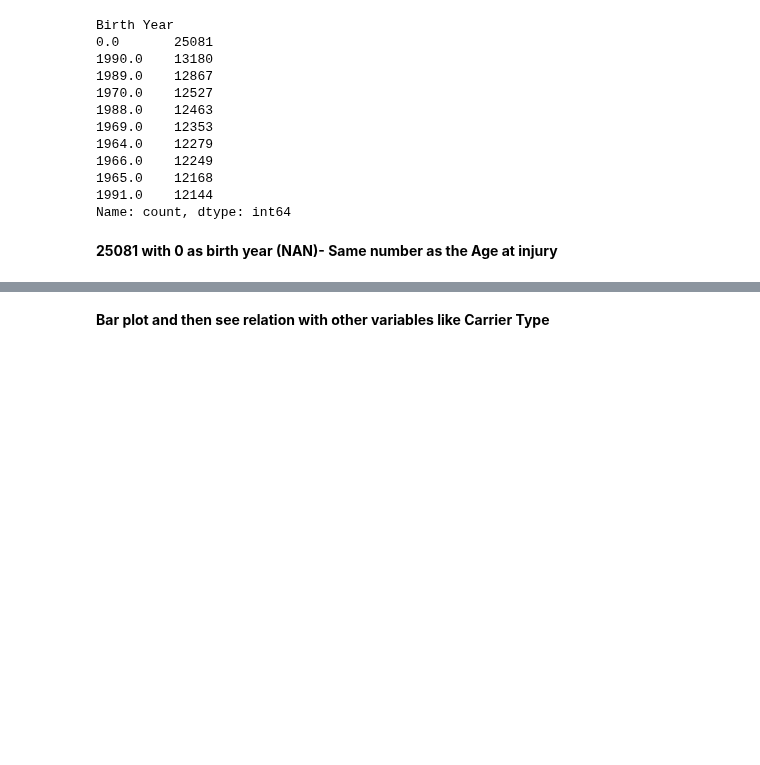
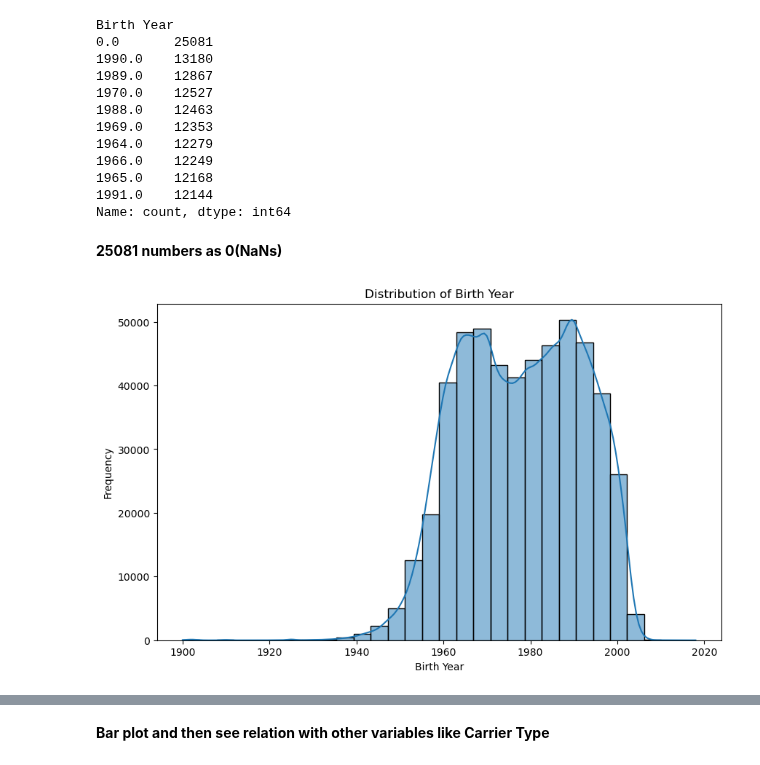
Before and after one commit to Silvestre17/ML_24.25_Project_Group33, a Jupyter notebook: 1stPart/Vini_MLNotebook_20.10.2024.ipynb, the cells around one changed output, grey strips where cells are left out. Drawn from its saved outputs; the diff is of its cells as text; code cells hidden in the pictures; blank space fills up the shorter version.

```diff
--- a/1stPart/Vini_MLNotebook_20.10.2024.ipynb
+++ b/1stPart/Vini_MLNotebook_20.10.2024.ipynb
@@ -461,5 +587,17 @@ Birth Year
 1965.0    12168
 1991.0    12144
 Name: count, dtype: int64
-# %% [markdown]
-<b> 25081 with 0 as birth year (NAN)- Same number as the Age at injury
+# %% [markdown]
+<b> 25081 numbers as 0(NaNs)
+# %%
+# Histogram for birth year
+# We needed to do a filter so the 0 values dont appear
+filtered_birth_year = train_data[train_data['Birth Year'] > 0]
+plt.figure(figsize=(10, 6))
+sns.histplot(filtered_birth_year['Birth Year'], bins=30, kde=True)
+plt.title('Distribution of Birth Year')
+plt.xlabel('Birth Year')
+plt.ylabel('Frequency')
+plt.show()
+# %% [output]
+[figure, added]
```
Also changed, not shown: parts of 31 cells of this notebook.
